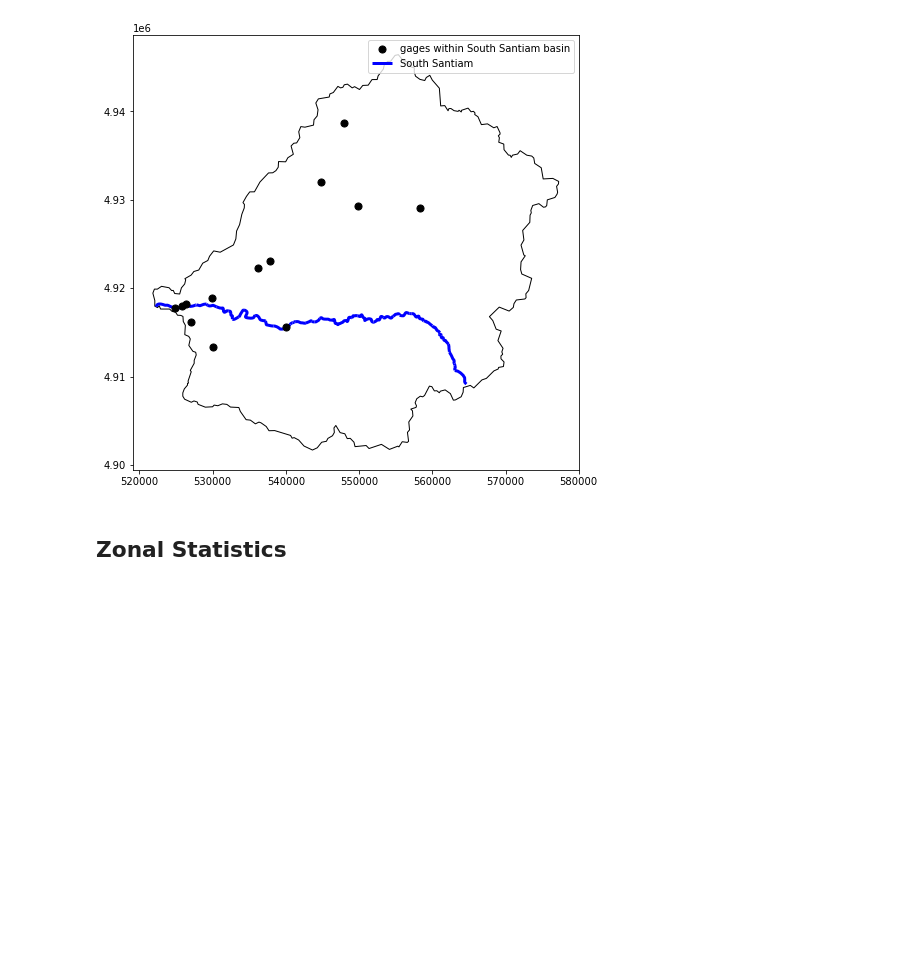
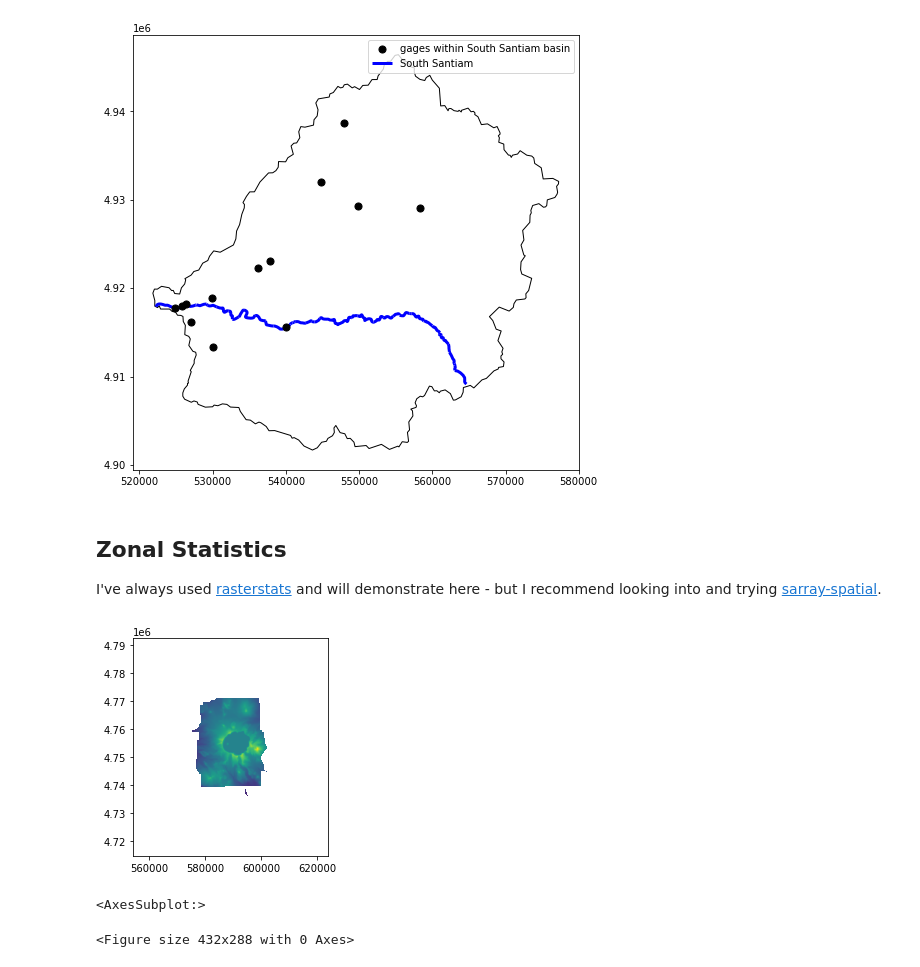
Before and after one commit to mhweber/AWRA2022GeoWorkshop, a Jupyter notebook: Workbooks/Python/Session2/Geoprocessing.ipynb, the cells around one changed output. Drawn from its saved outputs; the diff is of its cells as text; code cells hidden in the pictures; blank space fills up the shorter version.

```diff
--- a/Workbooks/Python/Session2/Geoprocessing.ipynb
+++ b/Workbooks/Python/Session2/Geoprocessing.ipynb
@@ -128,9 +128,23 @@ ax.set_aspect("auto")
 [figure]
 # %% [markdown]
 ## Zonal Statistics
+I've always used [rasterstats](https://github.com/perrygeo/python-rasterstats) and will demonstrate here - but I recommend looking into and trying [sarray-spatial](https://github.com/makepath/xarray-spatial).
 # %%
-# from xrspatial import zonal_stats
-# import xarray as xr
-import geopandas as gpd
+from rasterstats import zonal_stats
 import rasterio
-import rioxarray
+from rasterio.plot import show
+
+# craterlake = 'CraterLake.shp'
+craterlake = 'GitProjects/AWRA2022GeoWorkshop/Workbooks/Python/Session2/CraterLake.shp'
+# elev = 'elev.tif'
+elev = 'GitProjects/AWRA2022GeoWorkshop/Workbooks/Python/Session2/elev.tif'
+
+dem = rasterio.open(elev)
+cl = gpd.read_file(craterlake)
+ax = show((dem, 1))
+
+cl.plot(ax=ax, facecolor='None', edgecolor='red', linewidth=5)
+# %% [output]
+[figure, added]
+<AxesSubplot:>
+<Figure size 432x288 with 0 Axes>
```
Also changed, not shown: parts of 3 cells of this notebook, 5 other files.
